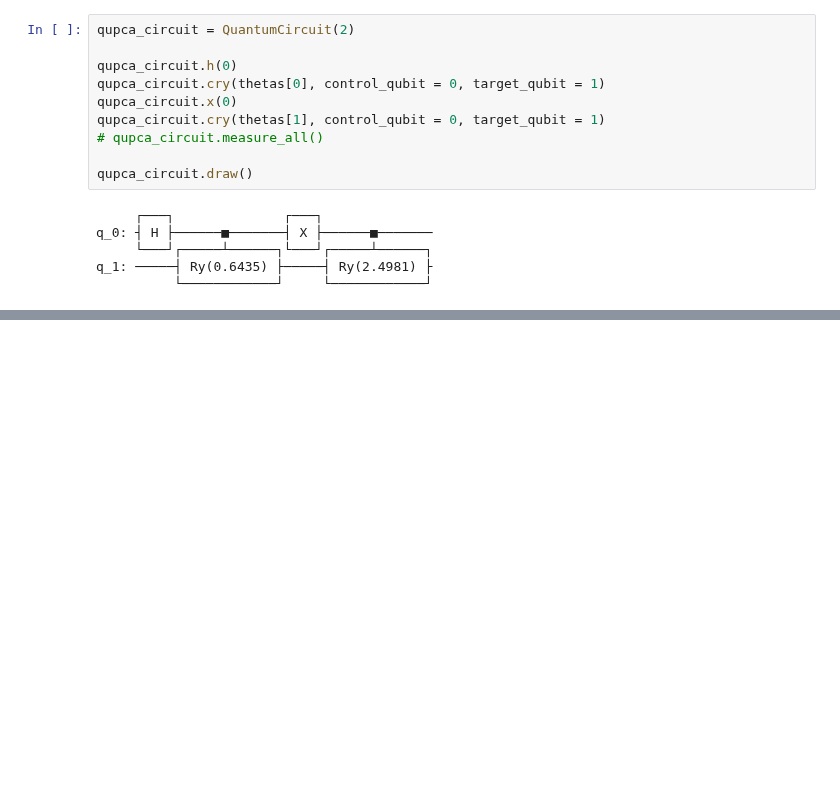
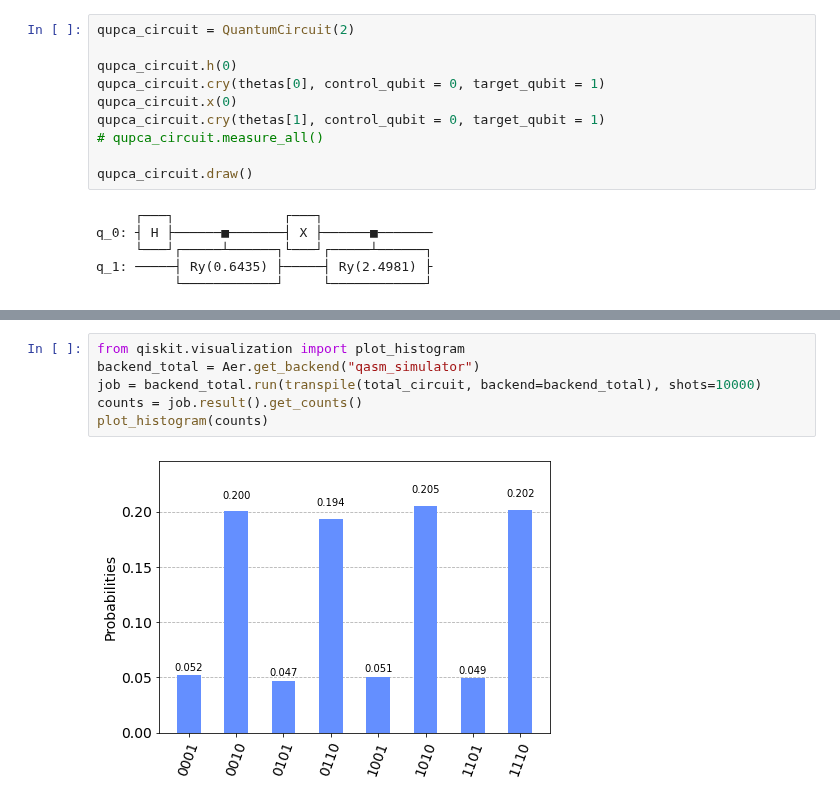
Before and after one commit to PolnareffPark/QuPCA, a Jupyter notebook: initial_tests.ipynb, the cells around one changed output, grey strips where cells are left out. Cells and saved outputs as stored; diff of their text form; blank space fills up the shorter version.

```diff
--- a/initial_tests.ipynb
+++ b/initial_tests.ipynb
@@ -107,0 +126,8 @@ Operator([[ 1.+0.j,  0.+0.j,  0.+0.j,  0.+0.j],
+# %%
+from qiskit.visualization import plot_histogram
+backend_total = Aer.get_backend("qasm_simulator")
+job = backend_total.run(transpile(total_circuit, backend=backend_total), shots=10000)
+counts = job.result().get_counts()
+plot_histogram(counts)
+# %% [output]
+[figure, added]
```
Also changed, not shown: parts of 9 cells of this notebook.
